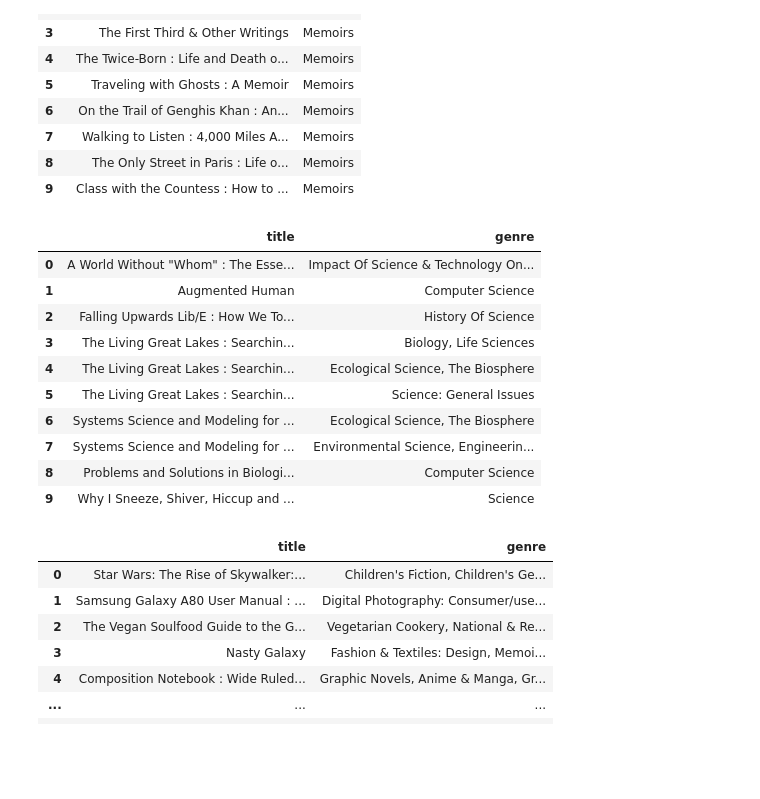
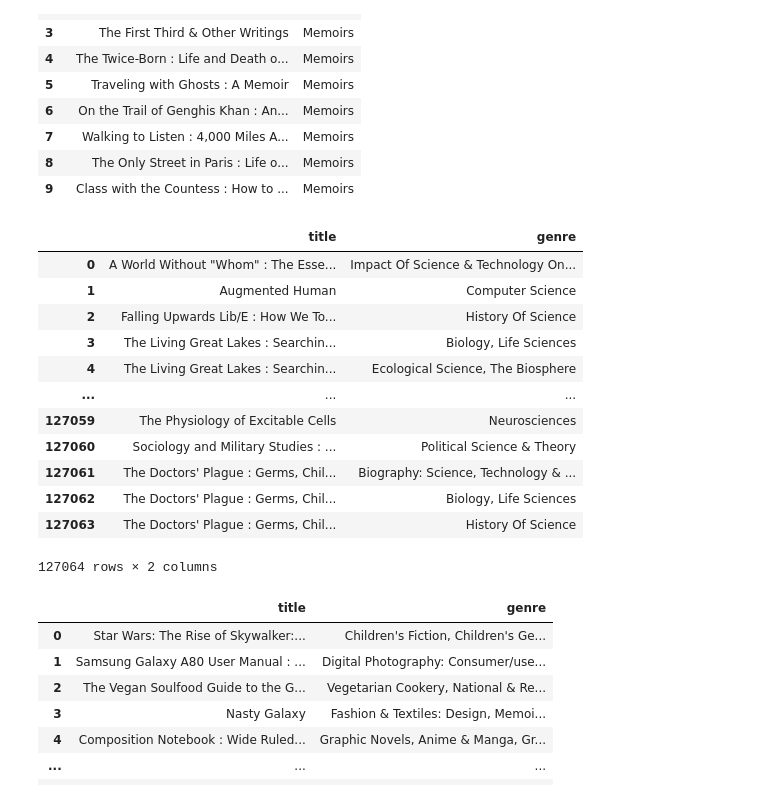
Before and after one commit to beyerly/ml_notes, a Jupyter notebook: book_dep_analysis/book_dep_analysis.ipynb, the cells around one changed output. Saved outputs shown, nothing was run; the diff lists cells and outputs as text; code cells hidden in the pictures; blank space fills up the shorter version.

```diff
--- a/book_dep_analysis/book_dep_analysis.ipynb
+++ b/book_dep_analysis/book_dep_analysis.ipynb
@@ -78,19 +77,21 @@ q.head(10)
 | 9 | Class with the Countess : How to ... | Memoirs |
 # %%
 q=findGenre("Science",ds)
-q.head(10)
+q
 # %% [output]
 |  | title | genre |
 | 0 | A World Without "Whom" : The Esse... | Impact Of Science & Technology On... |
 | 1 | Augmented Human | Computer Science |
 | 2 | Falling Upwards Lib/E : How We To... | History Of Science |
 | 3 | The Living Great Lakes : Searchin... | Biology, Life Sciences |
 | 4 | The Living Great Lakes : Searchin... | Ecological Science, The Biosphere |
-| 5 | The Living Great Lakes : Searchin... | Science: General Issues |
-| 6 | Systems Science and Modeling for ... | Ecological Science, The Biosphere |
-| 7 | Systems Science and Modeling for ... | Environmental Science, Engineerin... |
-| 8 | Problems and Solutions in Biologi... | Computer Science |
-| 9 | Why I Sneeze, Shiver, Hiccup and ... | Science |
+| ... | ... | ... |
+| 127059 | The Physiology of Excitable Cells | Neurosciences |
+| 127060 | Sociology and Military Studies : ... | Political Science & Theory |
+| 127061 | The Doctors' Plague : Germs, Chil... | Biography: Science, Technology & ... |
+| 127062 | The Doctors' Plague : Germs, Chil... | Biology, Life Sciences |
+| 127063 | The Doctors' Plague : Germs, Chil... | History Of Science |
+127064 rows × 2 columns
 # %%
 q = findBook('galaxy', ds)
 q.head(100)
```
Also changed, not shown: parts of 39 cells of this notebook, 1 other file.
